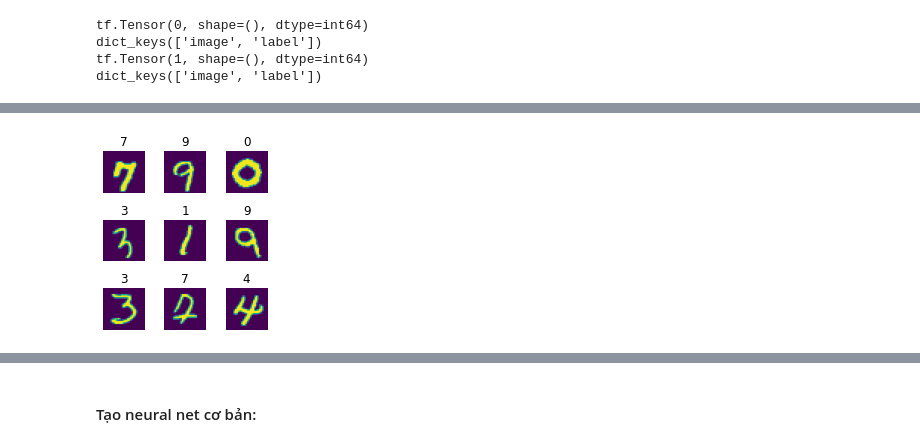
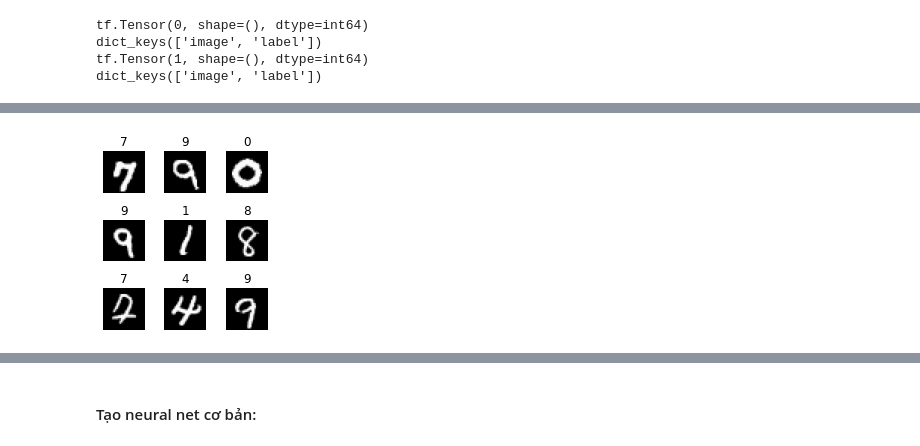
Before and after one commit to ddpham/TFExam, a Jupyter notebook: nbs/image/image_dataset.ipynb, the cells around one changed output, grey strips where cells are left out. Drawn from its saved outputs; the diff is of its cells as text; code cells hidden in the pictures.

Commit message:
update basic image dataset

```diff
--- a/nbs/image/image_dataset.ipynb
+++ b/nbs/image/image_dataset.ipynb
@@ -268,6 +272,7 @@ model.fit(X_train, y_train, validation_data=(X_test, y_test), epochs=1, batch_si
 # %%
 # Load dữ liệu train và valid:
-train_ds, test_ds = tfds.load('mnist', split=['train', 'test'], shuffle_files=True, batch_size=32)
+# train_ds, test_ds = tfds.load('mnist', split=['train', 'test'], shuffle_files=True, batch_size=32)
+train_ds, test_ds = tfds.load('mnist', split=['train', 'test'], shuffle_files=True)
 # train_ds = tfds.load('mnist', split='train', shuffle_files=True)
 # %%
 # Kiểm tra loại dữ liệu của train_ds/valid_ds:
@@ -293,13 +312,13 @@ dict_keys(['image', 'label'])
 # %%
-# Kiểm tra dữ liệu:
+# # Chuyển dữ liệu thành ảnh 3 channel:
+# Nếu sử dụng batch_size trong hàm load:
 plt.figure(figsize=(3, 3))
-for index, images in train_ds.take(1).enumerate():
+for ind, images in train_ds.take(1).enumerate():
     for i in range(9):
         ax = plt.subplot(3, 3, i + 1)
-        plt.imshow(images['image'][i])
-#         plt.title(images['label'][i].numpy())
-        plt.title(np.int8(images['label'][i]))
-        plt.axis("off")
+        plt.imshow(np.repeat(images['image'][i], 3, -1))
+        plt.title(images['label'][i].numpy())
+        plt.axis('off')
         plt.tight_layout()
 # %% [output]
-[figure, old version]
+[figure, new version]
```
Also changed, not shown: parts of 39 cells of this notebook.
